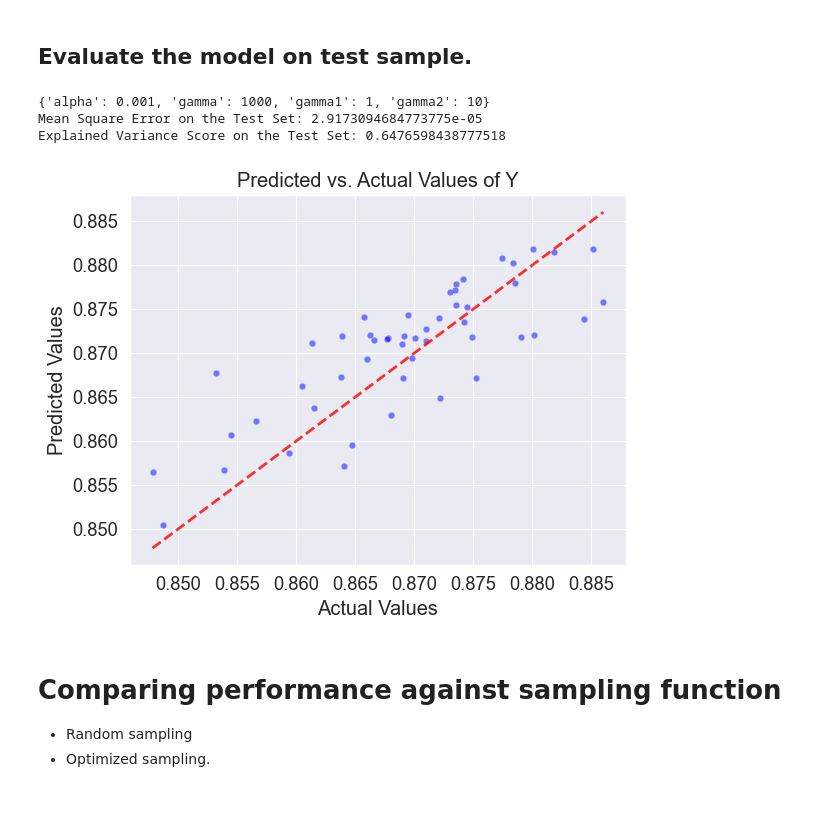
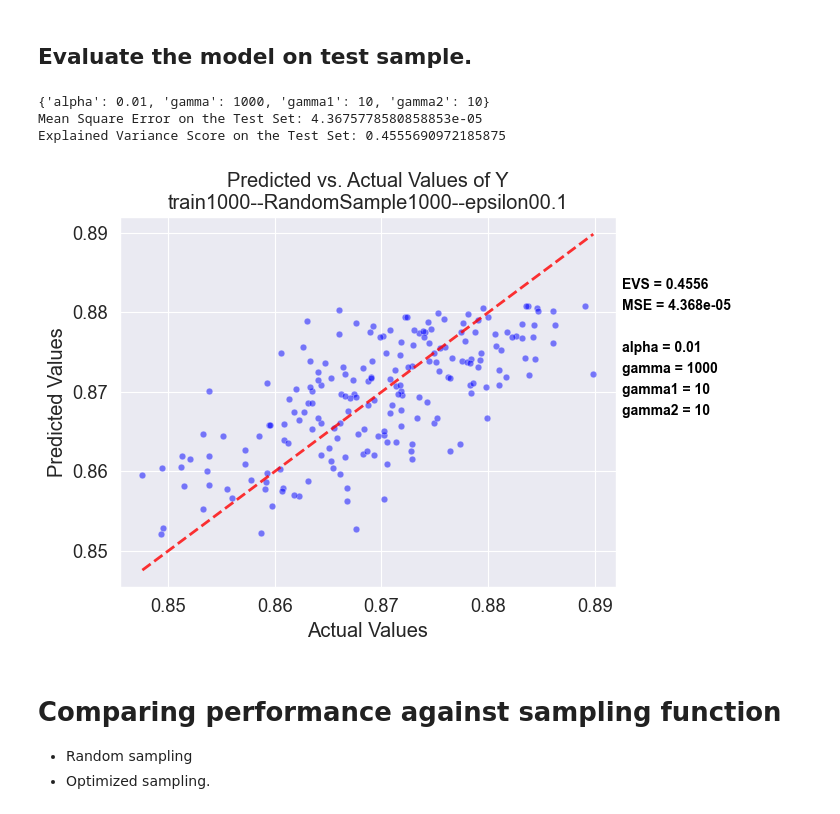
Before and after one commit to Lui5ito/GraduationProject, a Jupyter notebook: Experimental Part/CrossValidation_KRR.ipynb, the cells around one changed output. Cells and saved outputs as stored; diff of their text form; code cells hidden in the pictures.

```diff
--- a/Experimental Part/CrossValidation_KRR.ipynb
+++ b/Experimental Part/CrossValidation_KRR.ipynb
@@ -87,9 +87,9 @@ def import_blades_and_sinkhornPotentials_and_scalars(train_split:list, split_nam
     distributions = import_blades(split = train_split, sample_fn = sample_func, path = path, sample_size = sample_size)
 
     # Import Sinkhorn Potentials
-    sinkhorn_path = "Sinkhorn_Saves/" + "sinkhorn_potentials_" + split_name + "_" + sample_fun_name + f"{sample_size}" + "_epsilon" + epsilon_txt + ".npy"
-    #sinkhorn_potentials = pd.read_csv(sinkhorn_path, sep = ";", header = None)
-    sinkhorn_potentials = np.load(sinkhorn_path)
+    sinkhorn_path = "Sinkhorn_Saves/" + "sinkhorn_potentials_" + split_name + "_" + sample_fun_name + f"{sample_size}" + "_epsilon" + epsilon_txt + ".csv"
+    sinkhorn_potentials = pd.read_csv(sinkhorn_path, sep = ";", header = None)
+    #sinkhorn_potentials = np.load(sinkhorn_path)
 
 
     padded_split = [str(i).zfill(9) for i in train_split]
@@ -292,10 +292,10 @@ User can select among the following parameters:
 _, sinkhorn_potentials, efficiency, omega, P = import_blades_and_sinkhornPotentials_and_scalars(train_split = train250,
                                                                                                 split_name = "train250",
                                                                                                 sample_func = random_subsample_fn,
-                                                                                                sample_fun_name = "OptimizedSample",
-                                                                                                sample_size = 50,
+                                                                                                sample_fun_name = "RandomSample",
+                                                                                                sample_size = 1000,
                                                                                                 epsilon = 0.01,
-                                                                                                epsilon_txt = "100",
+                                                                                                epsilon_txt = "001",
                                                                                                 path = None)
 
 ## Use array objects and reshape them to have the correct form. This is important for the preprocessing steps later.
@@ -308,3 +308,4 @@ P = P.reshape(-1, 1)
 efficiency = np.array(efficiency)
 
 feature_matrix = np.hstack((sinkhorn_potentials, P, omega))
+print(sinkhorn_potentials.shape)
@@ -314,12 +317,12 @@ Perform cross validation on KRR.
 # Test split
 x_train, x_test, y_train, y_test = train_test_split(feature_matrix, efficiency, train_size = 0.8, random_state = 40)
 
-sampling_size = 50
+sampling_size = 1000
 # Define the parameter grid
-param_grid = {'alpha': [0.001, 0.01, 0.1, 0.5, 1],
+param_grid = {'alpha': [0.01, 0.1, 1],
               'gamma': [1, 10, 100, 1000],
-              'gamma1': [0.1, 0.5, 1, 10, 100],
-              'gamma2': [0.1, 0.5, 1, 10, 100]}
+              'gamma1': [0.1, 0.5, 1, 10],
+              'gamma2': [0.1, 0.5, 1, 10]}
 
 sinkhorn_train = x_train[:, 0:sampling_size]
 scalars_train = x_train[:, sampling_size:]
@@ -334,6 +337,7 @@ best_model, best_score, best_params = custom_grid_search(ParameterGrid(param_gri
 ## Evaluate the model on test sample.
 # %%
 print(best_params)
+alpha = best_params['alpha']
 gamma = best_params['gamma']
 gamma1 = best_params['gamma1']
 gamma2 = best_params['gamma2']
@@ -353,39 +357,50 @@ best_model.fit(X = k_train, y = y_train)
 
 
 # Test Kernel Matrix
 sinkhorn_test = x_test[:, 0:sampling_size]
 scalars_test = x_test[:, sampling_size:]
 scalars_test = normalize.transform(scalars_test)
 kernel_matrix_sinkhorn_test = kernel_sinkhorn(sinkhorn_test, sinkhorn_train)
 kernel_matrix_scalars_test = kernel_scalars(scalars_test, scalars_train)
 k_test = kernel_matrix_sinkhorn_test * kernel_matrix_scalars_test
 
 
 predictions = best_model.predict(X=k_test)
 # Compute the MSE
 mse = mean_squared_error(y_true=y_test, y_pred=predictions)
 print(f'Mean Square Error on the Test Set: {mse}')
 # Compute the EVS
 evs = explained_variance_score(y_true=y_test, y_pred=predictions)
 print(f'Explained Variance Score on the Test Set: {evs}')
 
 
 
 plt.figure()
 sns.set_theme(context='paper', font_scale=1.5)
 sns.scatterplot(x=y_test, y=predictions, color='blue', alpha=0.5)
 ## Adding the x=y line
 plt.plot([min(y_test), max(y_test)], [min(y_test), max(y_test)], linestyle='--', color='red', linewidth=2, alpha = 0.8)
-plt.title('Predicted vs. Actual Values of Y')
+
+plt.text(min(1.053*y_test), max(1.004*predictions), f'EVS = {evs:.4f}', ha='left', va='top', color='black', fontsize=10, weight='bold')
+plt.text(min(1.053*y_test), max(1.001*predictions), f'MSE = {mse:.3e}', ha='left', va='top', color='black', fontsize=10, weight='bold')
+plt.text(min(1.053*y_test), max(0.995*predictions), f'alpha = {alpha:.2f}', ha='left', va='top', color='black', fontsize=10, weight='bold')
+plt.text(min(1.053*y_test), max(0.992*predictions), f'gamma = {gamma}', ha='left', va='top', color='black', fontsize=10, weight='bold')
+plt.text(min(1.053*y_test), max(0.989*predictions), f'gamma1 = {gamma1}', ha='left', va='top', color='black', fontsize=10, weight='bold')
+plt.text(min(1.053*y_test), max(0.986*predictions), f'gamma2 = {gamma2}', ha='left', va='top', color='black', fontsize=10, weight='bold')
+
+
+
+plt.title('Predicted vs. Actual Values of Y\ntrain1000--RandomSample1000--epsilon00.1')
+name = "regression_" + "train1000" + "_" + "RandomSample1000" + "_epsilon" + "001" +".png"
 plt.xlabel('Actual Values')
 plt.ylabel('Predicted Values')
-#plt.savefig('Images/regression_toy_experiment.png', dpi=300, bbox_inches='tight',format="png")
+plt.savefig('Images/'+name, dpi=300, bbox_inches='tight',format="png")
 plt.show()
 # %% [output]
-{'alpha': 0.001, 'gamma': 1000, 'gamma1': 1, 'gamma2': 10}
-Mean Square Error on the Test Set: 2.9173094684773775e-05
-Explained Variance Score on the Test Set: 0.6476598438777518
+{'alpha': 0.01, 'gamma': 1000, 'gamma1': 10, 'gamma2': 10}
+Mean Square Error on the Test Set: 4.3675778580858853e-05
+Explained Variance Score on the Test Set: 0.4555690972185875
-[figure, old version]
+[figure, new version]
 # %% [markdown]
 # Comparing performance against sampling function
 
```
Also changed, not shown: parts of 1 cell of this notebook, 1 other file.
